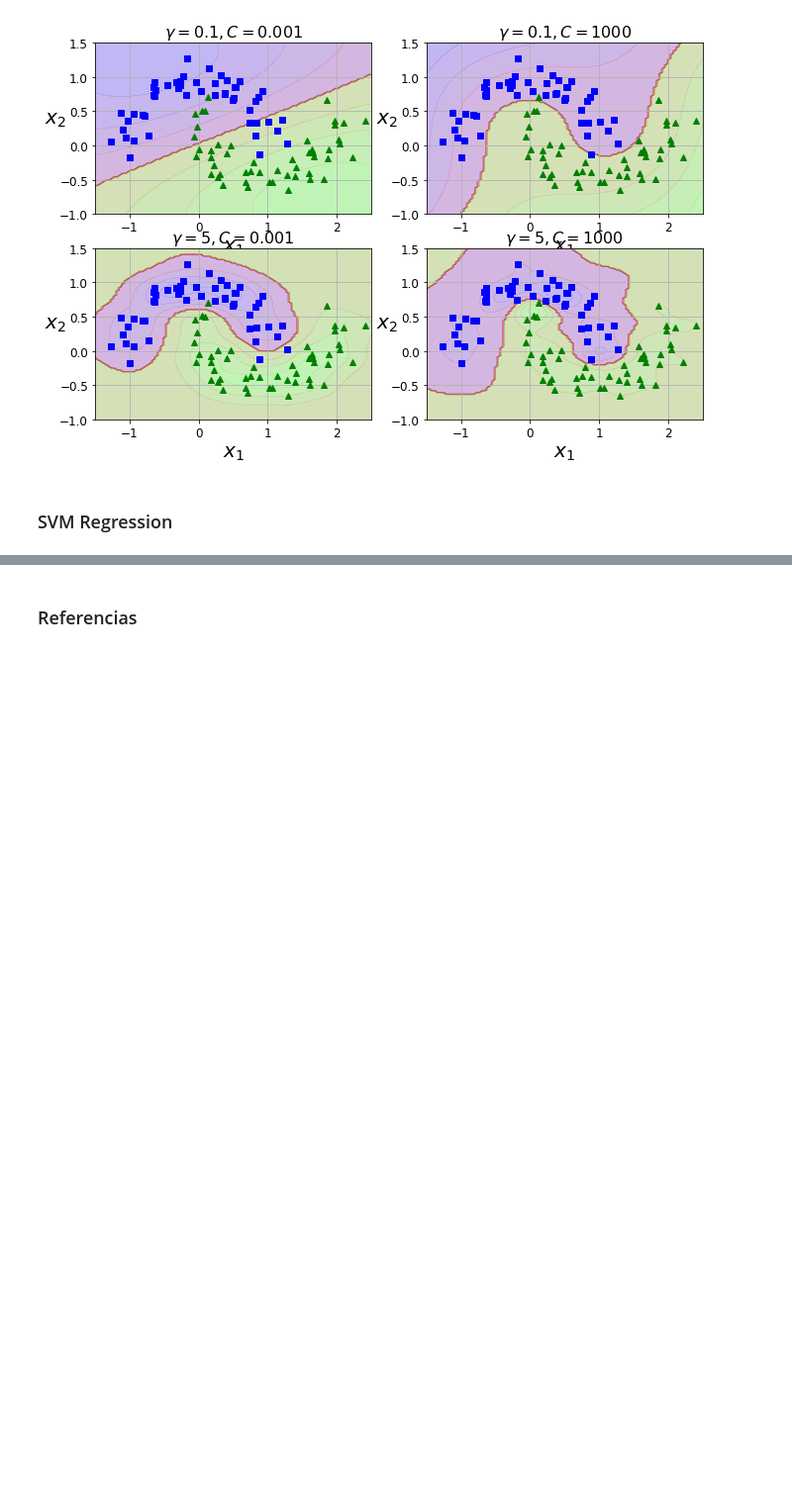
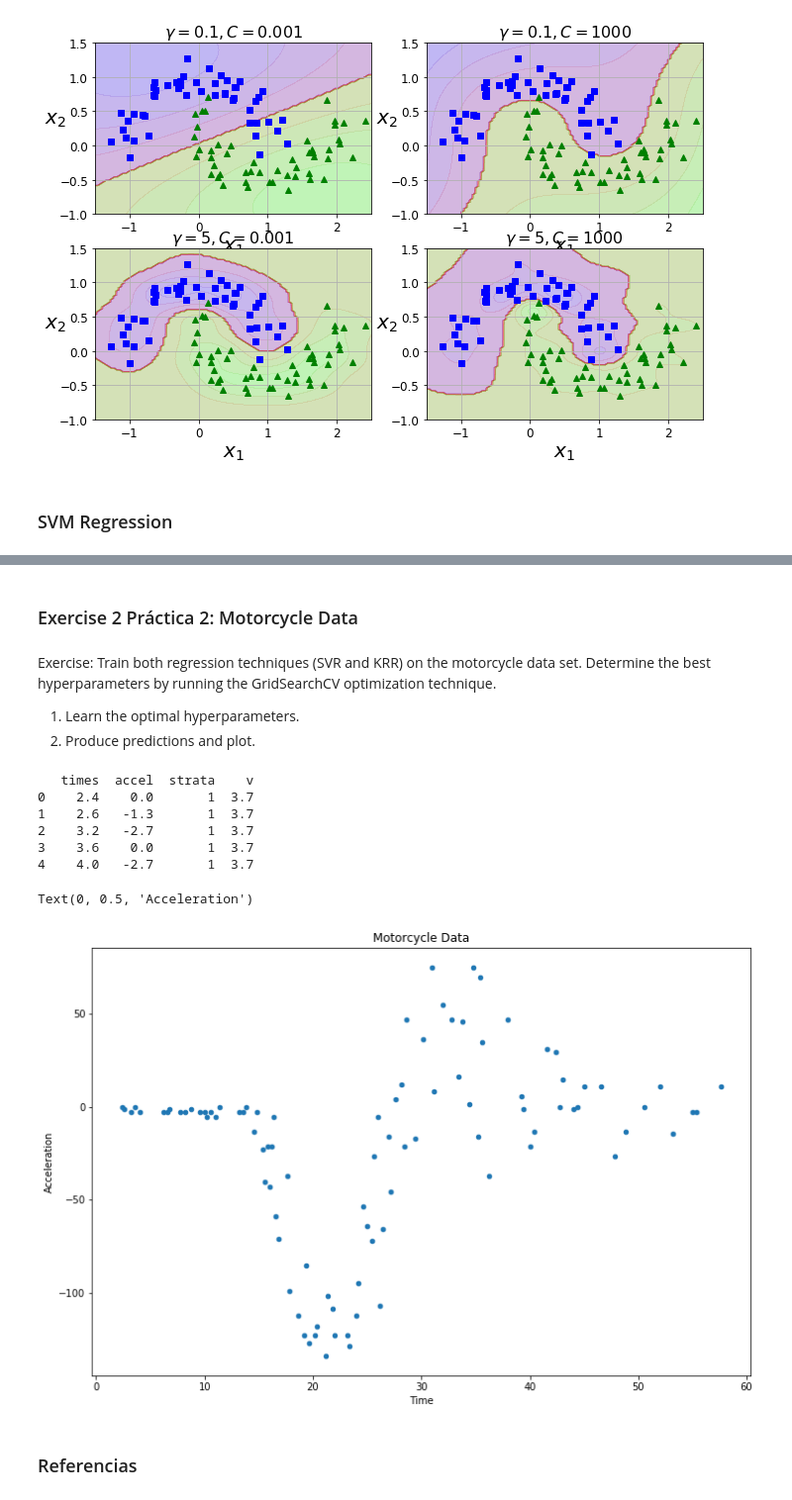
Before and after one commit to yerartdev/m1970-machine-learning-ii, a Jupyter notebook: lab/svm/gmg-lab-svm-playground.ipynb, the cells around one changed output, grey strips where cells are left out. Shown: that part at 99% size. Saved outputs shown, nothing was run; the diff lists cells and outputs as text; code cells hidden in the pictures; blank space fills up the shorter version.

Commit message:
SVM Mi Lab: añado ejericios 1 y 2 de la práctica de SVR/KRR

```diff
--- a/lab/svm/gmg-lab-svm-playground.ipynb
+++ b/lab/svm/gmg-lab-svm-playground.ipynb
@@ -394,0 +426,21 @@ for i, svm_clf in enumerate(svm_clfs):
+# %% [markdown]
+### Exercise 2 Práctica 2: Motorcycle Data
+# %% [markdown]
+Exercise: Train both regression techniques (SVR and KRR) on the motorcycle data set. Determine the best hyperparameters by running the GridSearchCV optimization technique.
+
+1. Learn the optimal hyperparameters.
+2. Produce predictions and plot.
+# %%
+#::GMG::Estimar la función de times/accel
+#       con SVR y KRR con greadSearchCV
+#
+import pandas as pd
+df = pd.read_csv('../data/motor.csv',delimiter=';')
+print(df.head())
+# %% [output]
+   times  accel  strata    v
+0    2.4    0.0       1  3.7
+1    2.6   -1.3       1  3.7
+2    3.2   -2.7       1  3.7
+3    3.6    0.0       1  3.7
+4    4.0   -2.7       1  3.7
@@ -394,0 +451,10 @@ for i, svm_clf in enumerate(svm_clfs):
+# %%
+plt.figure(figsize=(12,8))
+plt.scatter(df.times,df.accel,s=20)
+plt.title('Motorcycle Data')
+plt.xlabel('Time')
+plt.ylabel('Acceleration')
+#plt.show()
+# %% [output]
+Text(0, 0.5, 'Acceleration')
+[figure, added]
```
Also changed, not shown: parts of 6 cells of this notebook.
